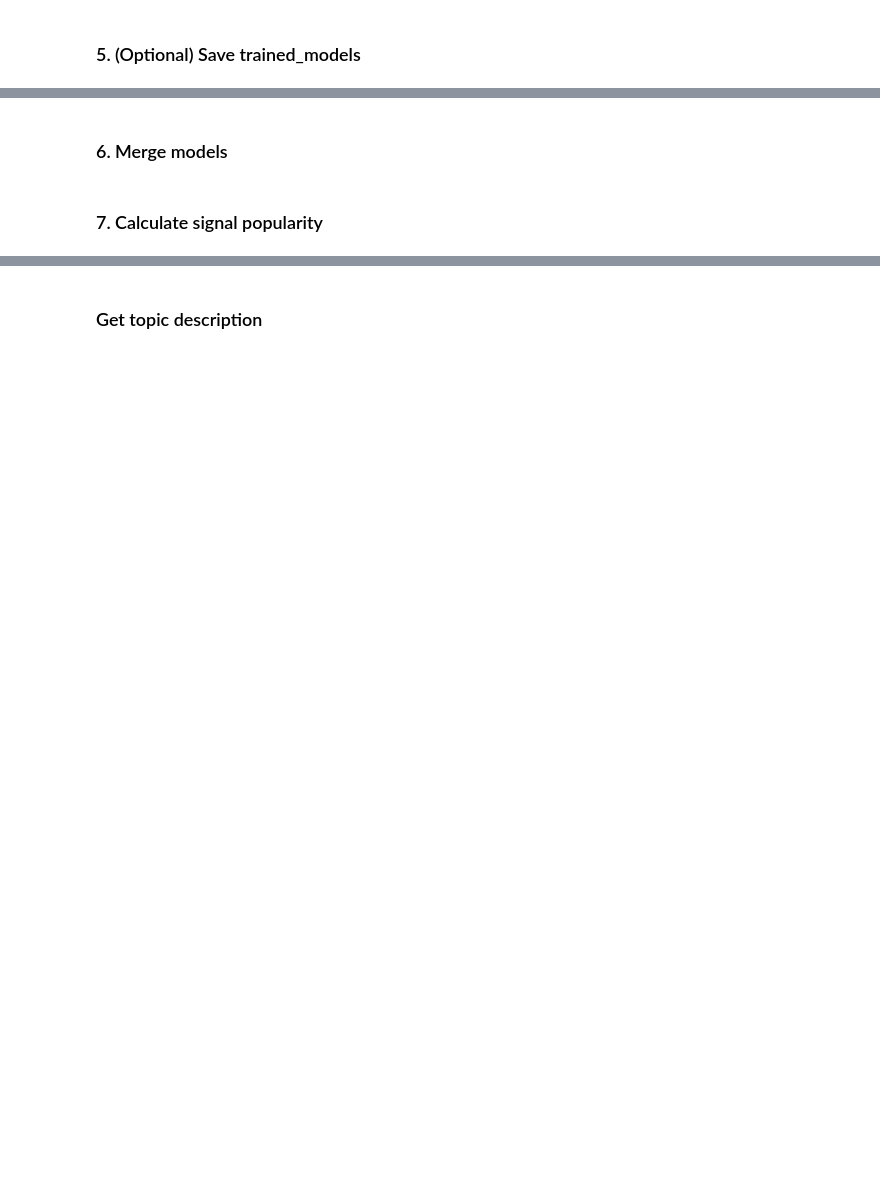
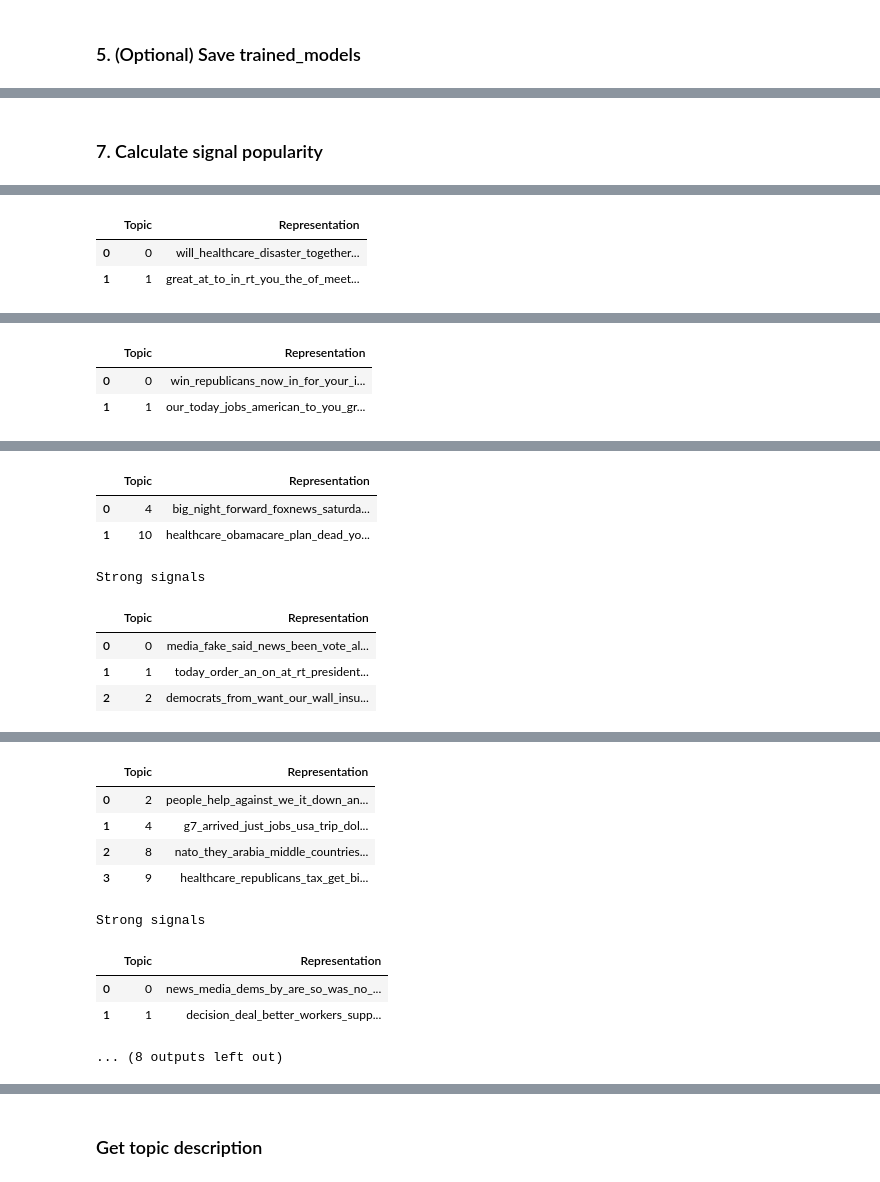
Before and after one commit to wang1043241397/BERTrend, a Jupyter notebook: getting_started/bertrend_quickstart.ipynb, the cells around one changed output, grey strips where cells are left out. Drawn from its saved outputs; the diff is of its cells as text; code cells hidden in the pictures; blank space fills up the shorter version.

```diff
--- a/getting_started/bertrend_quickstart.ipynb
+++ b/getting_started/bertrend_quickstart.ipynb
@@ -115,8 +122,10 @@ df.index
 # %%
 # Selection of a subset of data
 df = df.head(1000)
+client_secret = "bd76aa472dd91aed4a56bf1935dbb802583c119824380d8567086579c0ef3324"
+#embedding_service_cfg = {"local": False, "url":"https://localhost:6464"}
+embedding_service_cfg = {"local": False, "url":"https://10.132.5.44:6464", "client_secret":client_secret}
 
-embedding_service_cfg = {"local": False, "url":"https://localhost:6464"}
 
 embedding_service = EmbeddingService(**embedding_service_cfg)
 embeddings, token_strings, token_embeddings = embedding_service.embed(
@@ -147,2 +185,0 @@ bertrend.save_model()
-# %% [markdown]
-### 6. Merge models
@@ -159,7 +191,7 @@ bertrend.topic_models
 window_size = 30
 
 # List of strong and weak signals over time
-for ts in bertrend.topic_models.keys():
+for ts in bertrend.doc_groups.keys():
     print(ts)
     noise_topics_df, weak_signal_topics_df, strong_signal_topics_df = bertrend.classify_signals(window_size, ts)
     if not weak_signal_topics_df.empty:
@@ -169,3 +201,4 @@ for ts in bertrend.topic_models.keys():
         print("Strong signals")
         display(strong_signal_topics_df[["Topic","Representation"]].head(5))
     print()
+# %% [output]
@@ -171,0 +207,3 @@ for ts in bertrend.topic_models.keys():
+|  | Topic | Representation |
+| 0 | 0 | will_healthcare_disaster_together... |
+| 1 | 1 | great_at_to_in_rt_you_the_of_meet... |
@@ -171,0 +212,3 @@ for ts in bertrend.topic_models.keys():
+|  | Topic | Representation |
+| 0 | 0 | win_republicans_now_in_for_your_i... |
+| 1 | 1 | our_today_jobs_american_to_you_gr... |
@@ -171,0 +217,8 @@ for ts in bertrend.topic_models.keys():
+|  | Topic | Representation |
+| 0 | 4 | big_night_forward_foxnews_saturda... |
+| 1 | 10 | healthcare_obamacare_plan_dead_yo... |
+Strong signals
+|  | Topic | Representation |
+| 0 | 0 | media_fake_said_news_been_vote_al... |
+| 1 | 1 | today_order_an_on_at_rt_president... |
+| 2 | 2 | democrats_from_want_our_wall_insu... |
@@ -172,3 +227,13 @@ for ts in bertrend.topic_models.keys():
+|  | Topic | Representation |
+| 0 | 2 | people_help_against_we_it_down_an... |
+| 1 | 4 | g7_arrived_just_jobs_usa_trip_dol... |
+| 2 | 8 | nato_they_arabia_middle_countries... |
+| 3 | 9 | healthcare_republicans_tax_get_bi... |
+Strong signals
+|  | Topic | Representation |
+| 0 | 0 | news_media_dems_by_are_so_was_no_... |
+| 1 | 1 | decision_deal_better_workers_supp... |
+... (8 outputs left out)
 # %%
 # selection of one particular timestamp to look at
 selected_timestamp = Timestamp('2017-04-20 00:00:00')
```
Also changed, not shown: parts of 20 cells of this notebook, 3 other files.
